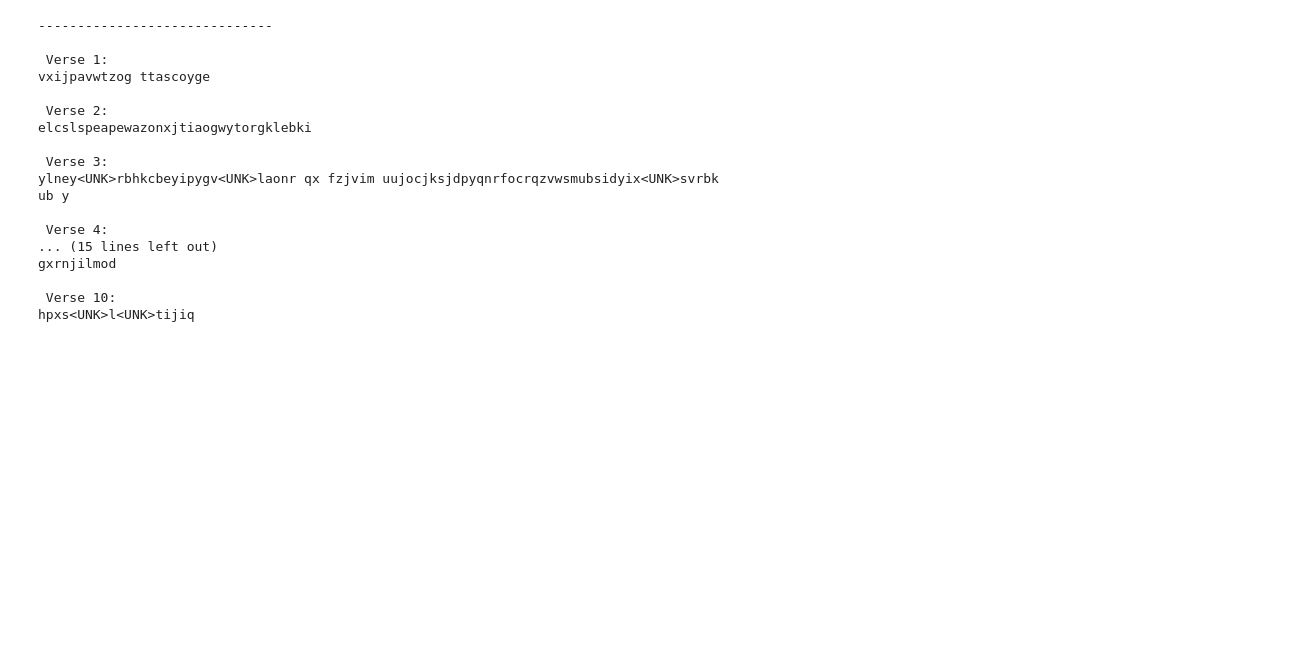
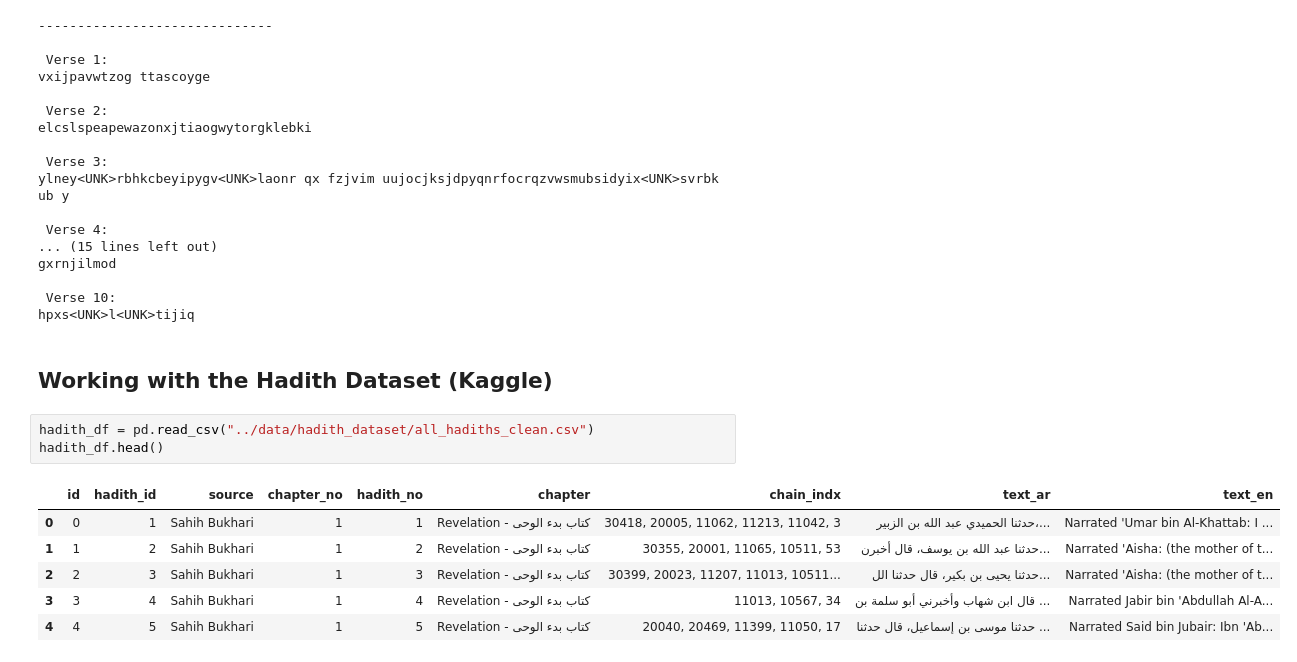
Before and after one commit to UnaiOlaiz/NLP-Group-Project, a Jupyter notebook: src/Entrega 4 Unai.ipynb, the cells around one changed output. Saved outputs shown, nothing was run; the diff lists cells and outputs as text; blank space fills up the shorter version.

```diff
--- a/src/Entrega 4 Unai.ipynb
+++ b/src/Entrega 4 Unai.ipynb
@@ -769,3 +794,15 @@ gxrnjilmod
 
  Verse 10:
 hpxs<UNK>l<UNK>tijiq
+# %% [markdown]
+## Working with the Hadith Dataset (Kaggle)
+# %%
+hadith_df = pd.read_csv("../data/hadith_dataset/all_hadiths_clean.csv")
+hadith_df.head()
+# %% [output]
+|  | id | hadith_id | source | chapter_no | hadith_no | chapter | chain_indx | text_ar | text_en |
+| 0 | 0 | 1 | Sahih Bukhari | 1 | 1 | Revelation - كتاب بدء الوحى | 30418, 20005, 11062, 11213, 11042, 3 | حدثنا الحميدي عبد الله بن الزبير،... | Narrated 'Umar bin Al-Khattab: I ... |
+| 1 | 1 | 2 | Sahih Bukhari | 1 | 2 | Revelation - كتاب بدء الوحى | 30355, 20001, 11065, 10511, 53 | حدثنا عبد الله بن يوسف، قال أخبرن... | Narrated 'Aisha: (the mother of t... |
+| 2 | 2 | 3 | Sahih Bukhari | 1 | 3 | Revelation - كتاب بدء الوحى | 30399, 20023, 11207, 11013, 10511... | حدثنا يحيى بن بكير، قال حدثنا الل... | Narrated 'Aisha: (the mother of t... |
+| 3 | 3 | 4 | Sahih Bukhari | 1 | 4 | Revelation - كتاب بدء الوحى | 11013, 10567, 34 | قال ابن شهاب وأخبرني أبو سلمة بن ... | Narrated Jabir bin 'Abdullah Al-A... |
+| 4 | 4 | 5 | Sahih Bukhari | 1 | 5 | Revelation - كتاب بدء الوحى | 20040, 20469, 11399, 11050, 17 | حدثنا موسى بن إسماعيل، قال حدثنا ... | Narrated Said bin Jubair: Ibn 'Ab... |
```
Also changed, not shown: parts of 42 cells of this notebook, 6 other files.
